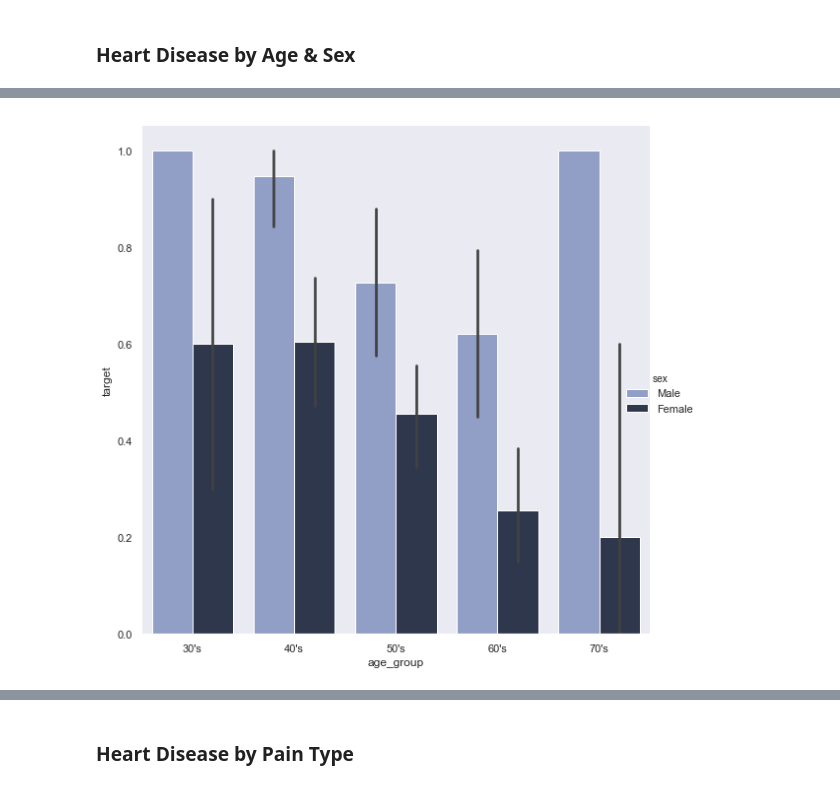
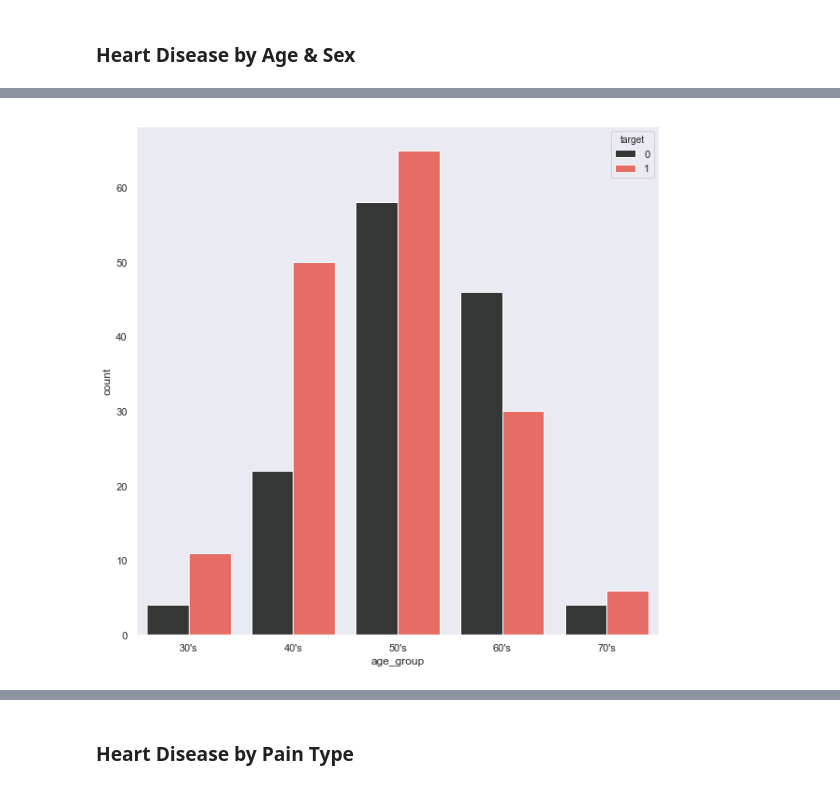
Before and after one commit to ljsauer/LaunchCode, a Jupyter notebook: Final Project - EDA/Heart_Disease_EDA.ipynb, the cells around one changed output, grey strips where cells are left out. Drawn from its saved outputs; the diff is of its cells as text; code cells hidden in the pictures.

```diff
--- a/Final Project - EDA/Heart_Disease_EDA.ipynb
+++ b/Final Project - EDA/Heart_Disease_EDA.ipynb
@@ -14,9 +14,9 @@ import seaborn as sns
 %matplotlib inline
 sns.set()
 
-brightpalette = ['#FF3F3F','#FF8B4D']
-mutedpalette = ['#889ACE', '#2A3452']
-coolwarm = ['#8399A6', '#3D6378', '#6FBF93', '#DE5D49', '#AD2824']
+custom = sns.xkcd_palette(colors= ['sage green', 'coral', 'bluegrey', 'charcoal'])
+alt_custom = sns.xkcd_palette(colors=['charcoal', 'sage green'])
+coolwarm = sns.xkcd_palette(colors=['charcoal', 'coral'])
 
 sns.set_style("dark")
 # %%
@@ -173,9 +186,6 @@ data['age_group'] = pd.Categorical(data['age_group'], categories=['30\'s', '40\'
 # %%
-# Distribution of ages by presence of heart disease and sex
-p = sns.catplot(x='age_group', y='target', hue='sex', kind='bar', palette=sns.color_palette(mutedpalette), data=data, height = 8, legend_out=True)
-
-# replace labels
-new_labels = ['Male', 'Female']
-for t, l in zip(p._legend.texts, new_labels): t.set_text(l)
+# Distribution of ages by presence of heart disease
+plt.rcParams['figure.figsize'] = (10, 10)
+p = sns.countplot(x='age_group', hue='target', palette=sns.color_palette(coolwarm), data=data)
 # %% [output]
-[figure, old version]
+[figure, new version]
```
Also changed, not shown: parts of 12 cells of this notebook.
